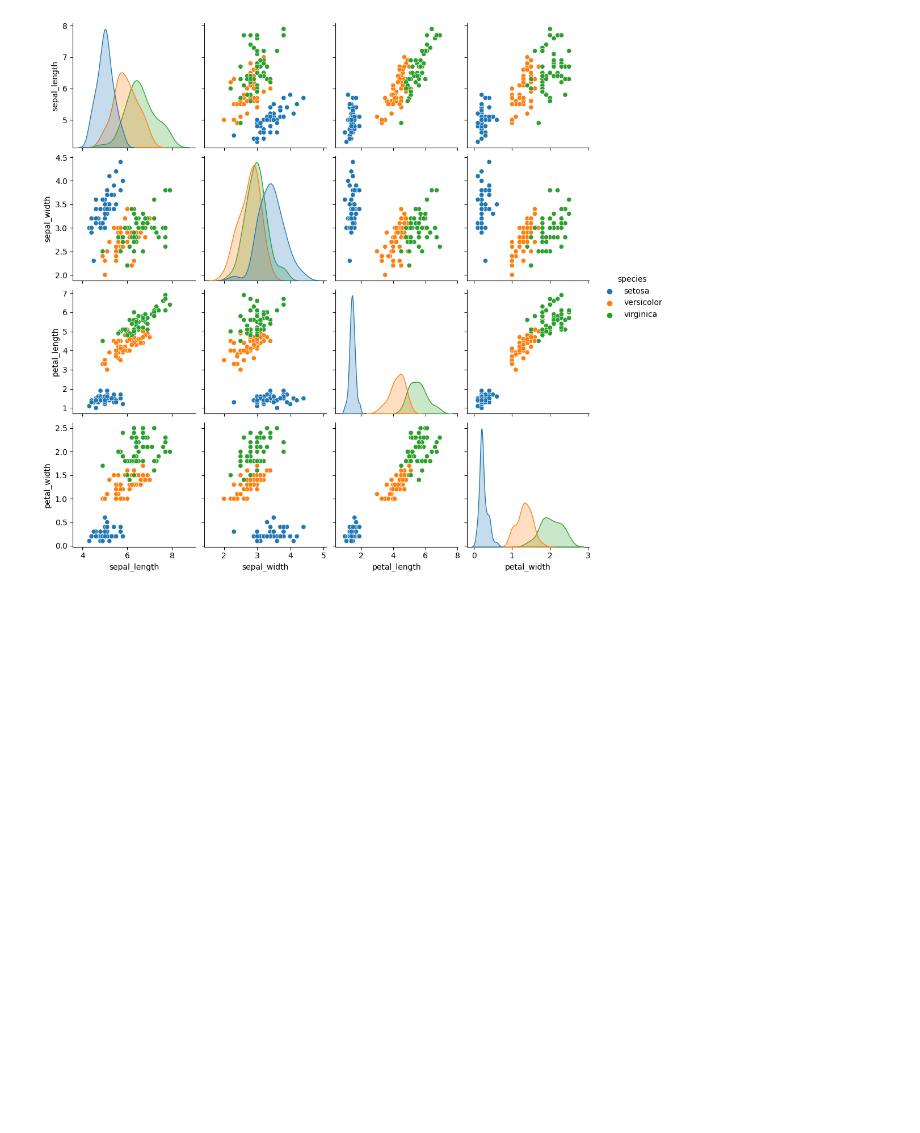
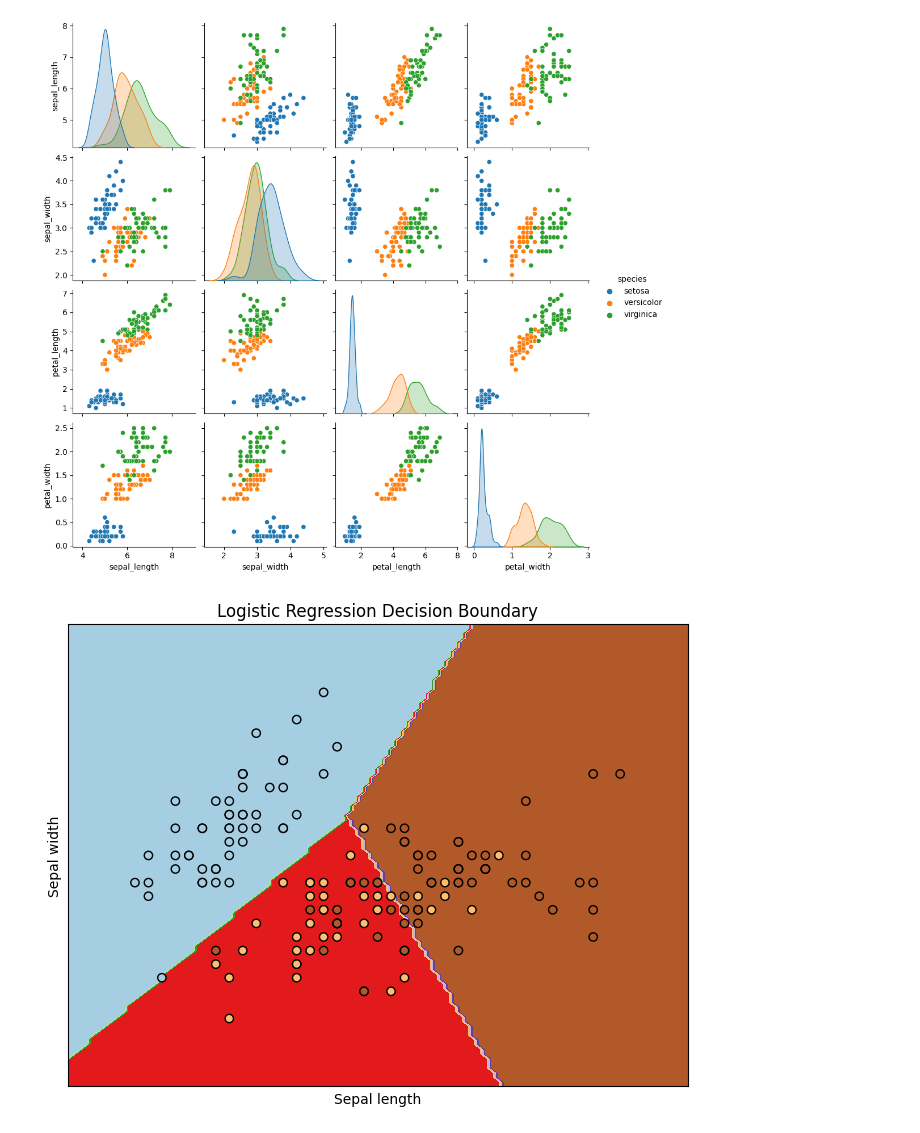
Before and after one commit to irisrobyn/datathinking.org-codespace, a Jupyter notebook: notebooks/matplotlib.ipynb, the cells around one changed output. Saved outputs shown, nothing was run; the diff lists cells and outputs as text; code cells hidden in the pictures; blank space fills up the shorter version.

Commit message:
Created logistic regression visualizations

```diff
--- a/notebooks/matplotlib.ipynb
+++ b/notebooks/matplotlib.ipynb
@@ -108,0 +128,41 @@ sns.pairplot(iris, hue='species')
+# %%
+import matplotlib.pyplot as plt
+from sklearn.datasets import load_iris
+from sklearn.linear_model import LogisticRegression
+from sklearn.model_selection import train_test_split
+
+# Load iris dataset
+iris = load_iris()
+
+# Select only the first two features for visualization
+X = iris.data[:, :2]
+y = iris.target
+
+# Split dataset into training and testing sets
+X_train, X_test, y_train, y_test = train_test_split(X, y, test_size=0.2, random_state=42)
+
+# Create logistic regression model
+logreg = LogisticRegression()
+
+# Fit the model on the training data
+logreg.fit(X_train, y_train)
+
+# Visualize the decision boundary
+x_min, x_max = X[:, 0].min() - 0.5, X[:, 0].max() + 0.5
+y_min, y_max = X[:, 1].min() - 0.5, X[:, 1].max() + 0.5
+xx, yy = np.meshgrid(np.linspace(x_min, x_max, 100), np.linspace(y_min, y_max, 100))
+Z = logreg.predict(np.c_[xx.ravel(), yy.ravel()])
+Z = Z.reshape(xx.shape)
+plt.figure(1, figsize=(8, 6))
+plt.contourf(xx, yy, Z, cmap=plt.cm.Paired)
+plt.scatter(X[:, 0], X[:, 1], c=y, edgecolors='k', cmap=plt.cm.Paired)
+plt.xlabel('Sepal length')
+plt.ylabel('Sepal width')
+plt.xlim(xx.min(), xx.max())
+plt.ylim(yy.min(), yy.max())
+plt.xticks(())
+plt.yticks(())
+plt.title('Logistic Regression Decision Boundary')
+plt.show()
+# %% [output]
+[figure, added]
```
Also changed, not shown: parts of 5 cells of this notebook.
